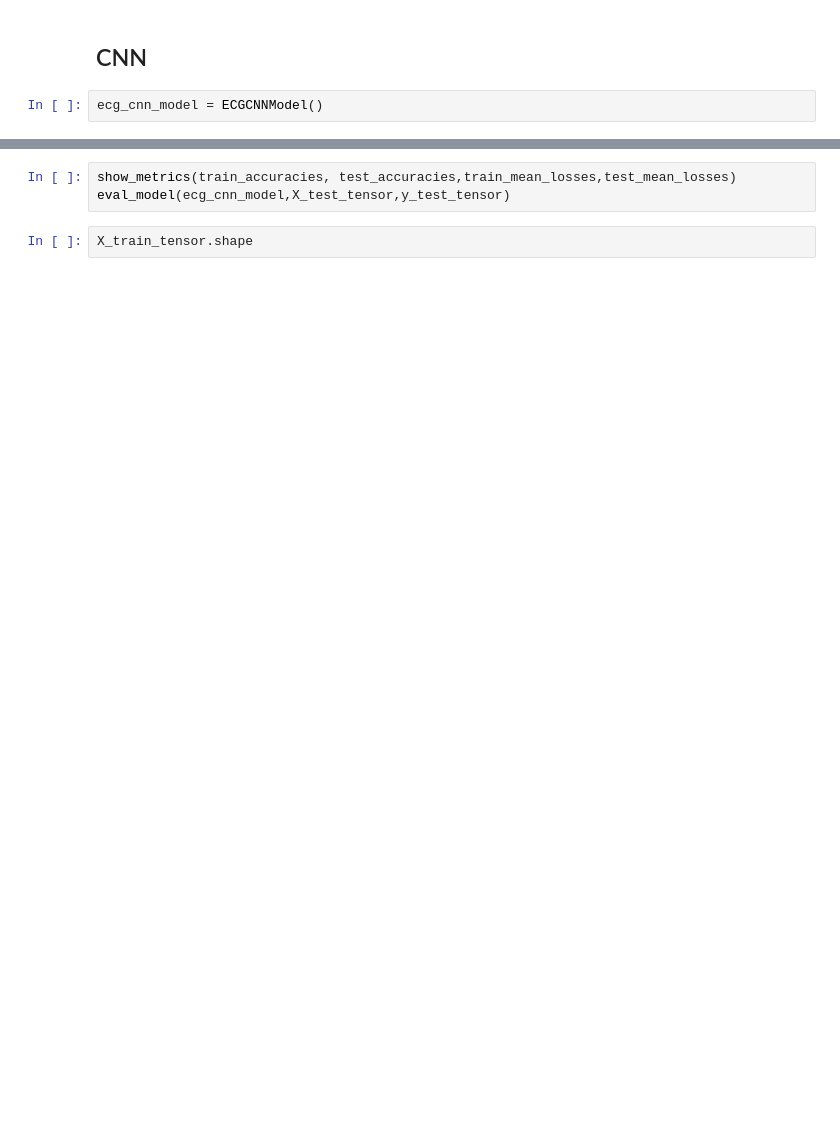
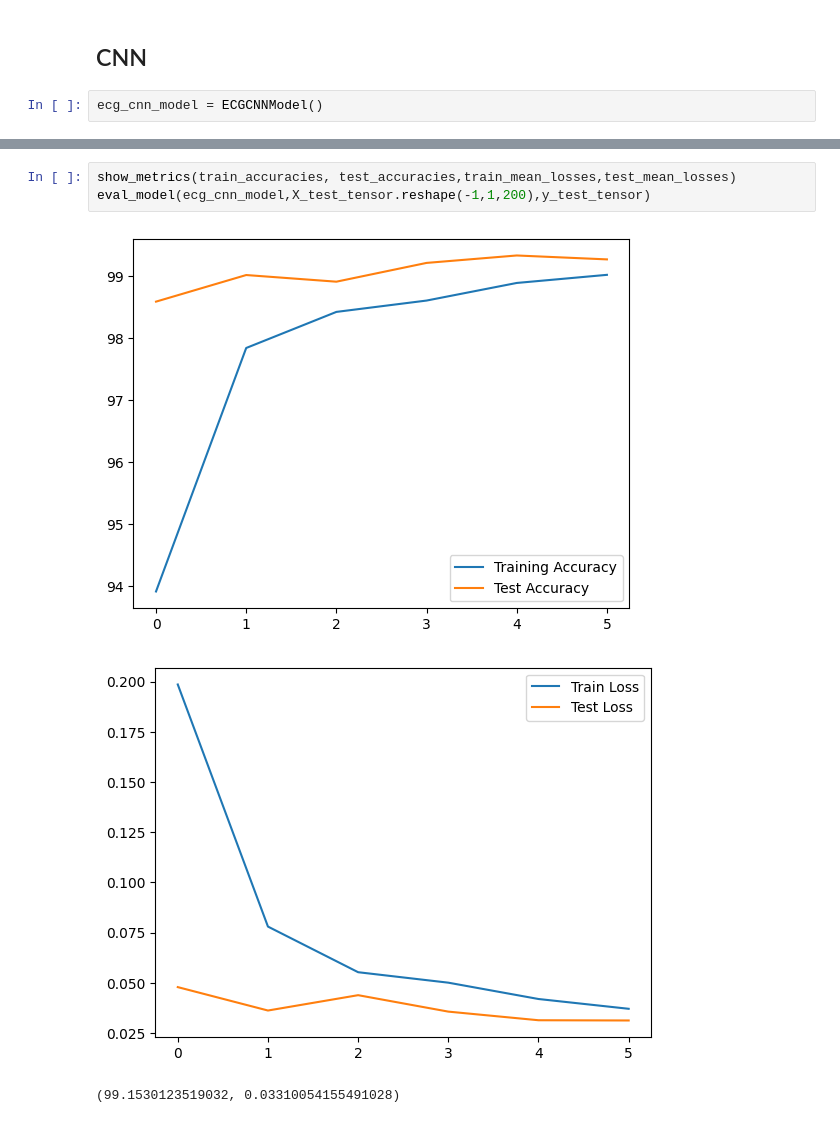
Before and after one commit to Alton1998/Arrhythmia-Detection, a Jupyter notebook: Deep Learning.ipynb, the cells around one changed output, grey strips where cells are left out. Saved outputs shown, nothing was run; the diff lists cells and outputs as text; blank space fills up the shorter version.

```diff
--- a/Deep Learning.ipynb
+++ b/Deep Learning.ipynb
@@ -113,5 +349,7 @@ train_accuracies, test_accuracies,train_mean_losses,test_mean_losses = train_mod
 # %%
 show_metrics(train_accuracies, test_accuracies,train_mean_losses,test_mean_losses)
-eval_model(ecg_cnn_model,X_test_tensor,y_test_tensor)
+eval_model(ecg_cnn_model,X_test_tensor.reshape(-1,1,200),y_test_tensor)
+# %% [output]
+[figure, added]
+[figure, added]
+(99.1530123519032, 0.03310054155491028)
-# %%
-X_train_tensor.shape
```
Also changed, not shown: parts of 28 cells of this notebook.
